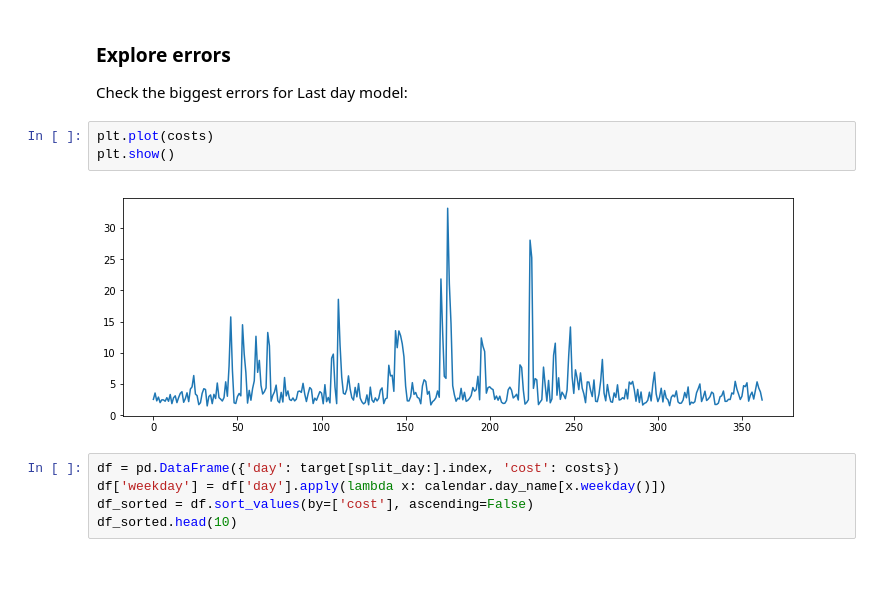
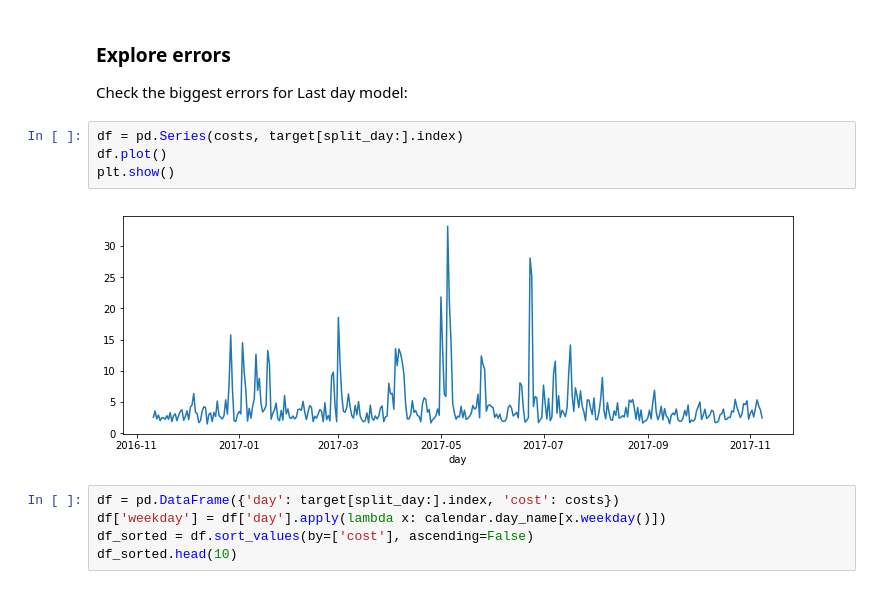
Before and after one commit to carldata/argo, a Jupyter notebook: notebooks/Project 1/[prediction] Off-line mode.ipynb, the cells around one changed output. Drawn from its saved outputs; the diff is of its cells as text.

```diff
--- a/notebooks/Project 1/[prediction] Off-line mode.ipynb
+++ b/notebooks/Project 1/[prediction] Off-line mode.ipynb
@@ -158,11 +158,12 @@ LastDayModel score: 7.57
 ### Explore errors
 
 Check the biggest errors for Last day model:
-# %%
-plt.plot(costs)
-plt.show()
-# %% [output]
-[figure, removed]
+# %%
+df = pd.Series(costs, target[split_day:].index)
+df.plot()
+plt.show()
+# %% [output]
+[figure, added]
 # %%
 df = pd.DataFrame({'day': target[split_day:].index, 'cost': costs})
 df['weekday'] = df['day'].apply(lambda x: calendar.day_name[x.weekday()])
```
Also changed, not shown: parts of 3 cells of this notebook, 2 other files.
